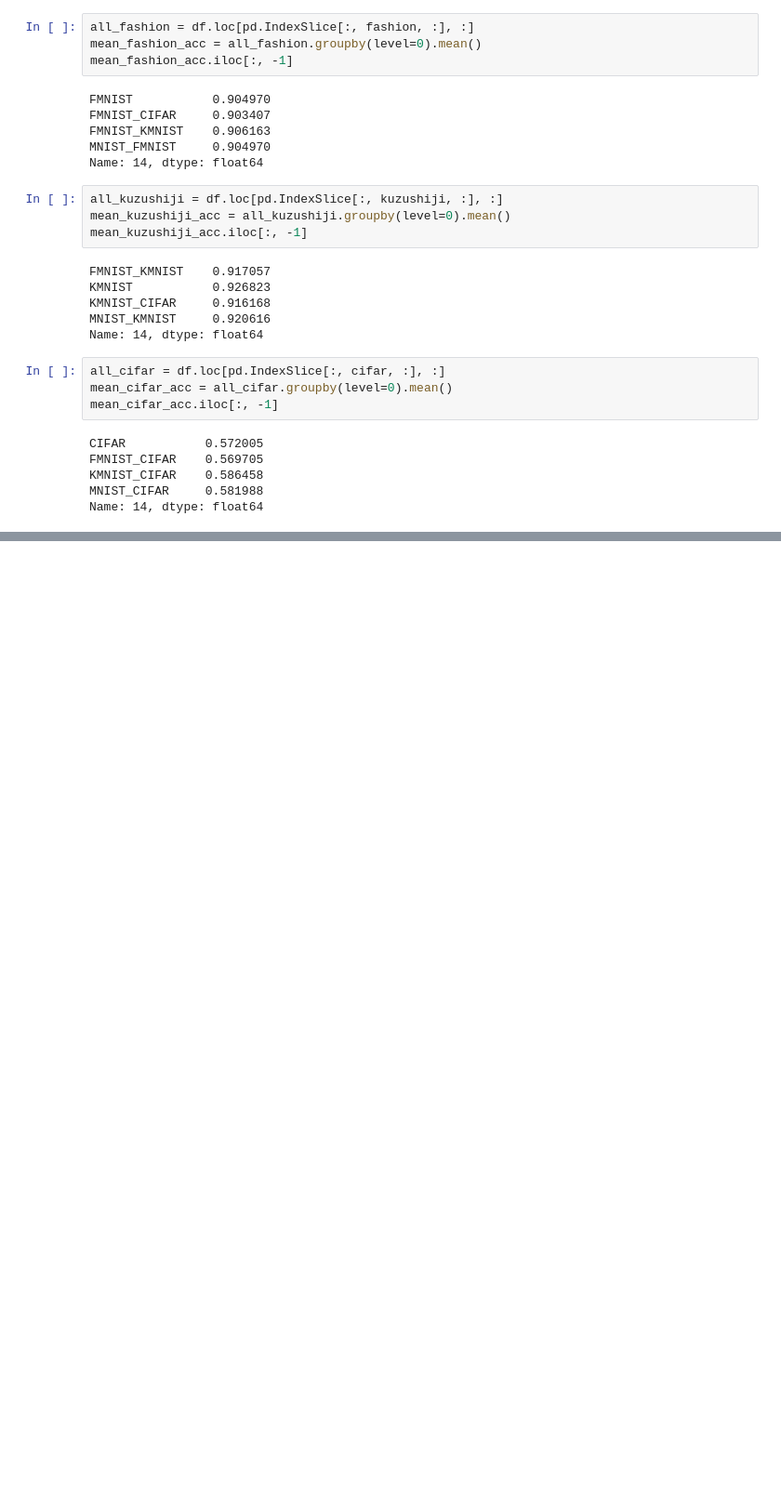
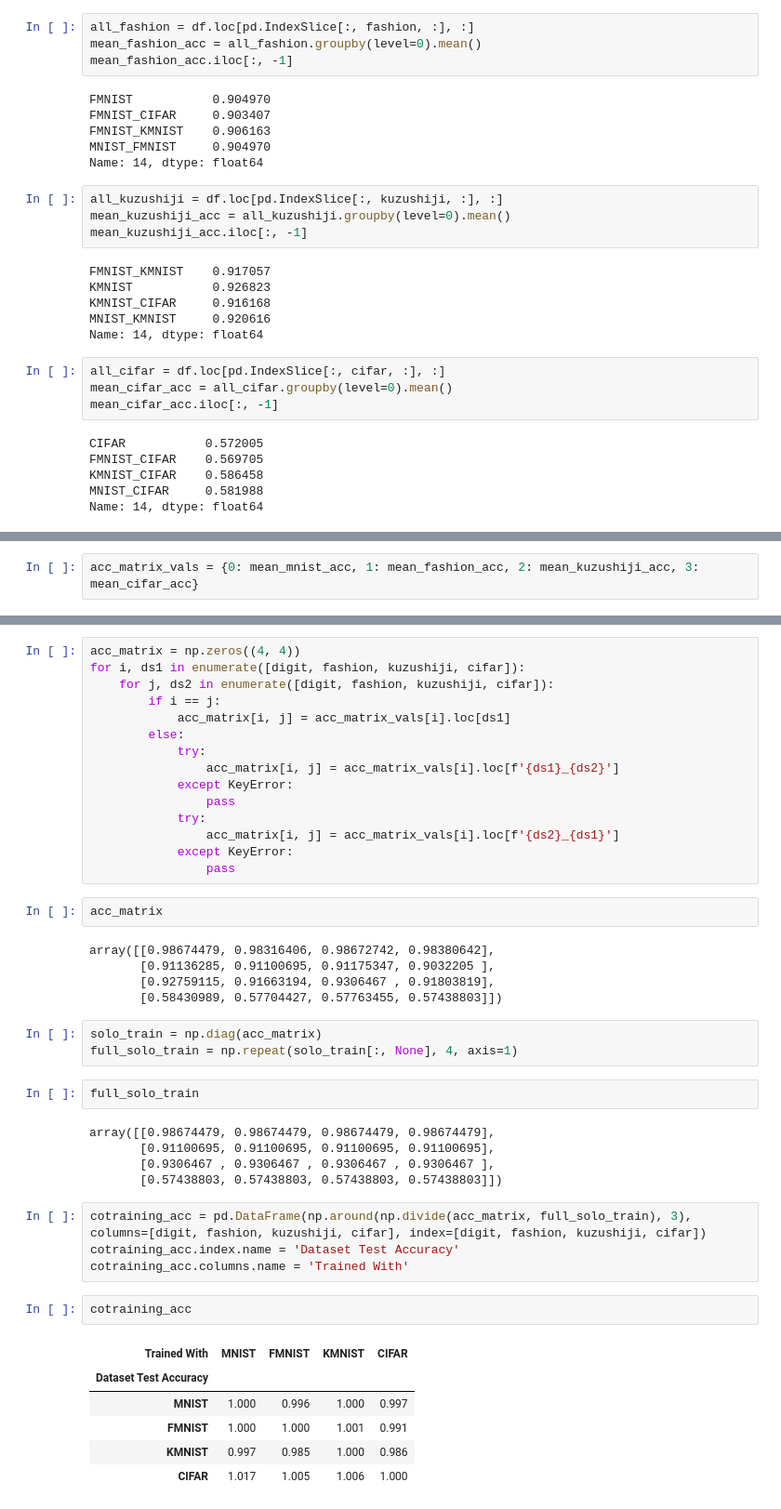
Before and after one commit to google/evojax, a Jupyter notebook: evojax/data/data_exploration.ipynb, the cells around one changed output, grey strips where cells are left out. Shown at 93% size. Cells and saved outputs as stored; diff of their text form; blank space fills up the shorter version.

```diff
--- a/evojax/data/data_exploration.ipynb
+++ b/evojax/data/data_exploration.ipynb
@@ -90,0 +120,2 @@ Name: 14, dtype: float64
+# %%
+acc_matrix_vals = {0: mean_mnist_acc, 1: mean_fashion_acc, 2: mean_kuzushiji_acc, 3: mean_cifar_acc}
@@ -90,0 +149,45 @@ Name: 14, dtype: float64
+# %%
+acc_matrix = np.zeros((4, 4))
+for i, ds1 in enumerate([digit, fashion, kuzushiji, cifar]):
+    for j, ds2 in enumerate([digit, fashion, kuzushiji, cifar]):
+        if i == j:
+            acc_matrix[i, j] = acc_matrix_vals[i].loc[ds1]
+        else:
+            try:
+                acc_matrix[i, j] = acc_matrix_vals[i].loc[f'{ds1}_{ds2}']
+            except KeyError:
+                pass
+            try:
+                acc_matrix[i, j] = acc_matrix_vals[i].loc[f'{ds2}_{ds1}']
+            except KeyError:
+                pass
+# %%
+acc_matrix
+# %% [output]
+array([[0.98674479, 0.98316406, 0.98672742, 0.98380642],
+       [0.91136285, 0.91100695, 0.91175347, 0.9032205 ],
+       [0.92759115, 0.91663194, 0.9306467 , 0.91803819],
+       [0.58430989, 0.57704427, 0.57763455, 0.57438803]])
+# %%
+solo_train = np.diag(acc_matrix)
+full_solo_train = np.repeat(solo_train[:, None], 4, axis=1)
+# %%
+full_solo_train
+# %% [output]
+array([[0.98674479, 0.98674479, 0.98674479, 0.98674479],
+       [0.91100695, 0.91100695, 0.91100695, 0.91100695],
+       [0.9306467 , 0.9306467 , 0.9306467 , 0.9306467 ],
+       [0.57438803, 0.57438803, 0.57438803, 0.57438803]])
+# %%
+cotraining_acc = pd.DataFrame(np.around(np.divide(acc_matrix, full_solo_train), 3), columns=[digit, fashion, kuzushiji, cifar], index=[digit, fashion, kuzushiji, cifar])
+cotraining_acc.index.name = 'Dataset Test Accuracy'
+cotraining_acc.columns.name = 'Trained With'
+# %%
+cotraining_acc
+# %% [output]
+| Trained With | MNIST | FMNIST | KMNIST | CIFAR |
+| Dataset Test Accuracy |  |  |  |  |
+| MNIST | 1.000 | 0.996 | 1.000 | 0.997 |
+| FMNIST | 1.000 | 1.000 | 1.001 | 0.991 |
+| KMNIST | 0.997 | 0.985 | 1.000 | 0.986 |
+| CIFAR | 1.017 | 1.005 | 1.006 | 1.000 |
```
Also changed, not shown: parts of 10 cells of this notebook, 5 other files.
